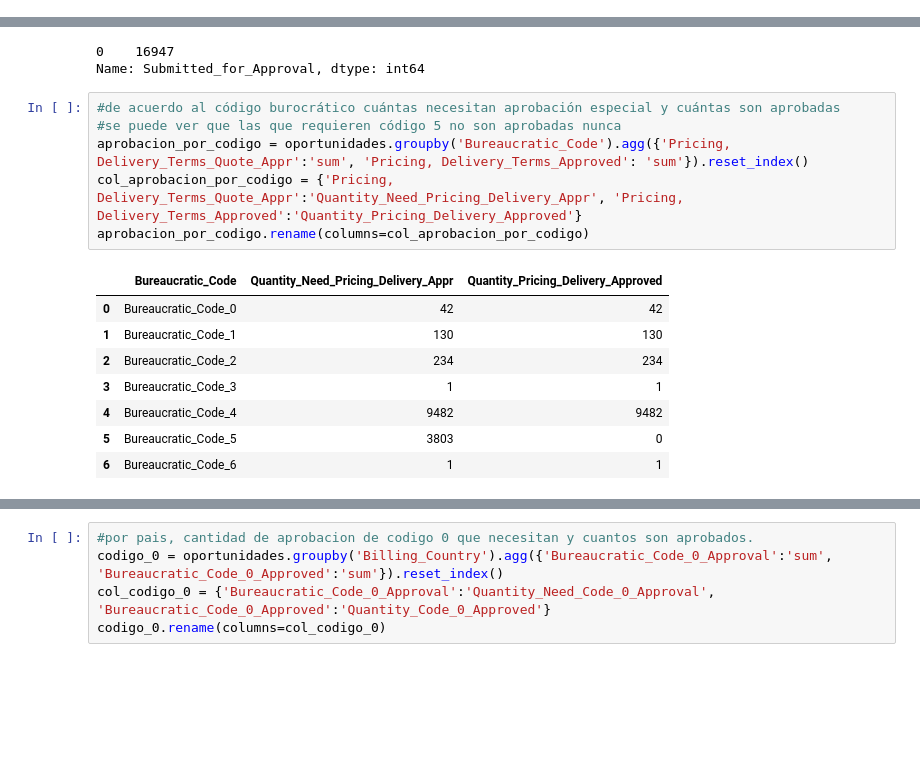
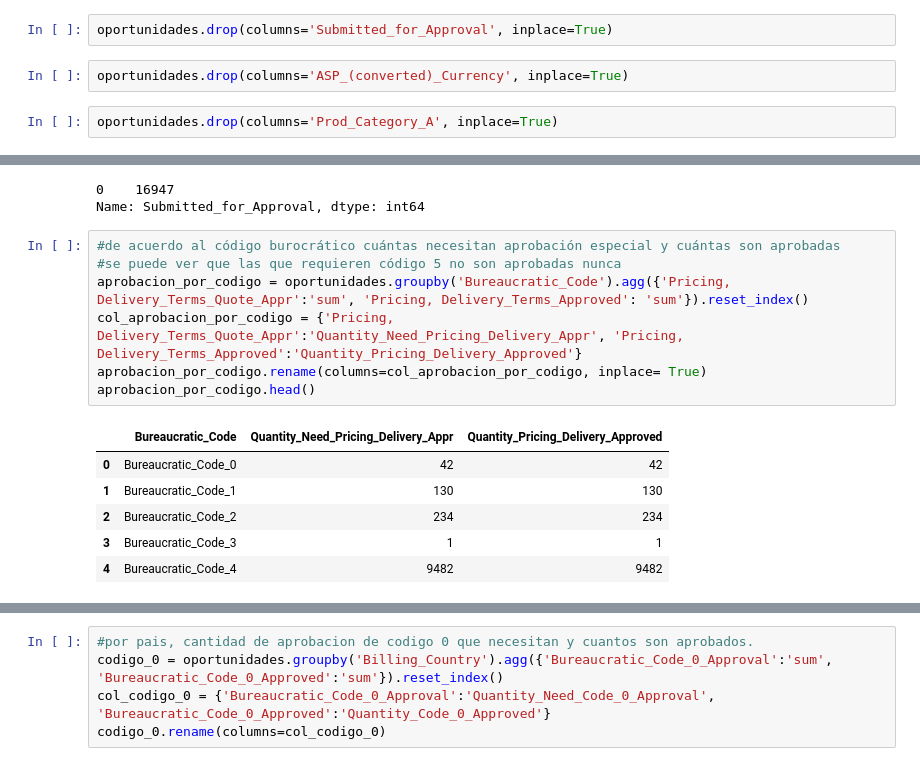
Before and after one commit to ariel55/summerdata_visuchallenge, a Jupyter notebook: visualizaciones_Anto.ipynb, the cells around one changed output, grey strips where cells are left out. Saved outputs shown, nothing was run; the diff lists cells and outputs as text; blank space fills up the shorter version.

```diff
--- a/visualizaciones_Anto.ipynb
+++ b/visualizaciones_Anto.ipynb
@@ -254,6 +266,12 @@ oportunidades['Total_Amount'].value_counts()
 12333750.0      1
 11960.0         1
 Name: Total_Amount, Length: 8872, dtype: int64
+# %%
+oportunidades.drop(columns='Submitted_for_Approval', inplace=True)
+# %%
+oportunidades.drop(columns='ASP_(converted)_Currency', inplace=True)
+# %%
+oportunidades.drop(columns='Prod_Category_A', inplace=True)
 # %%
 #cantidad de TRF requeridas por país
 cant_TRF_por_pais = oportunidades.groupby(['Billing_Country']).agg({'TRF':'sum'}).reset_index()
@@ -315,15 +382,14 @@ Name: Submitted_for_Approval, dtype: int64
 # %%
 #de acuerdo al código burocrático cuántas necesitan aprobación especial y cuántas son aprobadas
 #se puede ver que las que requieren código 5 no son aprobadas nunca
 aprobacion_por_codigo = oportunidades.groupby('Bureaucratic_Code').agg({'Pricing, Delivery_Terms_Quote_Appr':'sum', 'Pricing, Delivery_Terms_Approved': 'sum'}).reset_index()
 col_aprobacion_por_codigo = {'Pricing, Delivery_Terms_Quote_Appr':'Quantity_Need_Pricing_Delivery_Appr', 'Pricing, Delivery_Terms_Approved':'Quantity_Pricing_Delivery_Approved'}
-aprobacion_por_codigo.rename(columns=col_aprobacion_por_codigo)
+aprobacion_por_codigo.rename(columns=col_aprobacion_por_codigo, inplace= True)
+aprobacion_por_codigo.head()
 # %% [output]
 |  | Bureaucratic_Code | Quantity_Need_Pricing_Delivery_Appr | Quantity_Pricing_Delivery_Approved |
 | 0 | Bureaucratic_Code_0 | 42 | 42 |
 | 1 | Bureaucratic_Code_1 | 130 | 130 |
 | 2 | Bureaucratic_Code_2 | 234 | 234 |
 | 3 | Bureaucratic_Code_3 | 1 | 1 |
 | 4 | Bureaucratic_Code_4 | 9482 | 9482 |
-| 5 | Bureaucratic_Code_5 | 3803 | 0 |
-| 6 | Bureaucratic_Code_6 | 1 | 1 |
```
Also changed, not shown: parts of 37 cells of this notebook.
